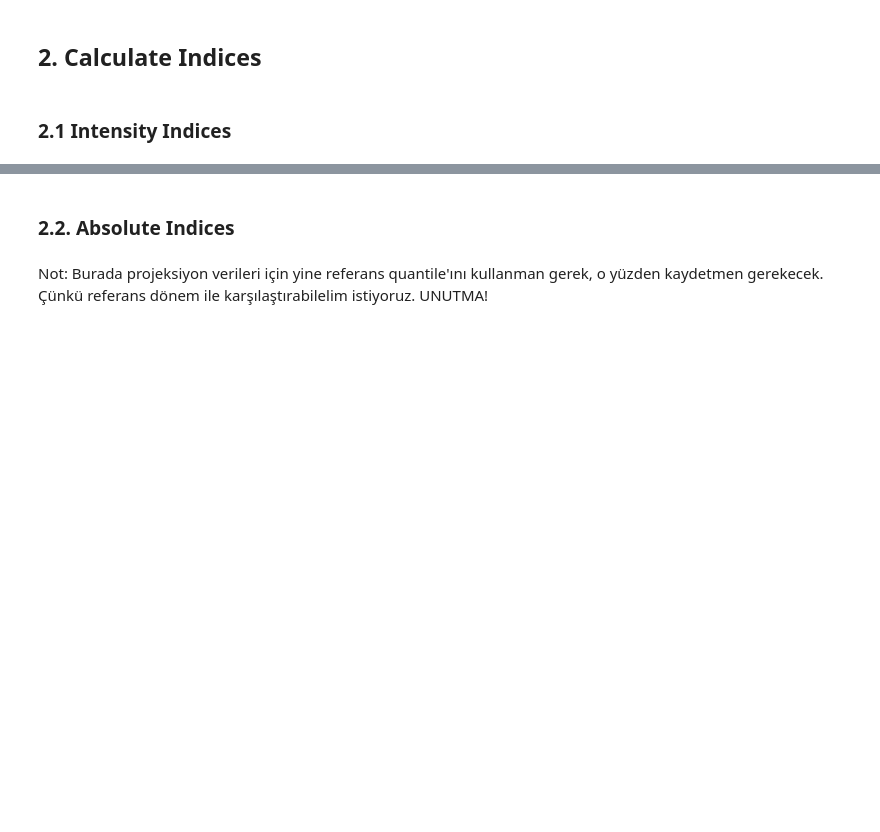
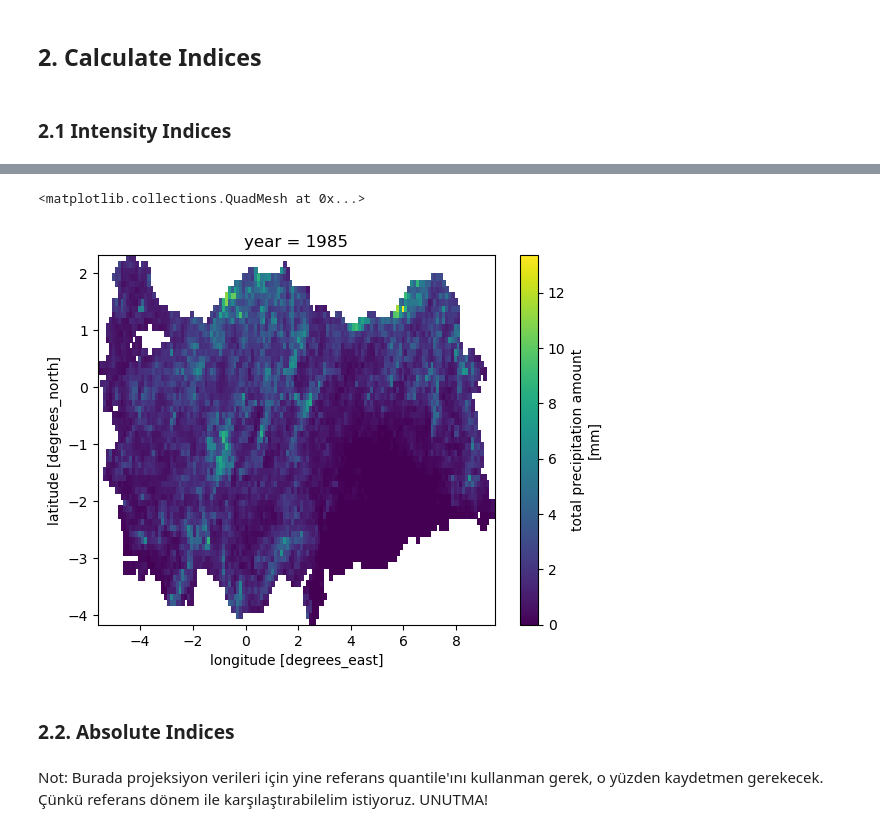
Before and after one commit to donmezkutay/msc-thesis-codes, a Jupyter notebook: BC_calculate_extreme_indices.ipynb, the cells around one changed output, grey strips where cells are left out. Saved outputs shown, nothing was run; the diff lists cells and outputs as text; code cells hidden in the pictures; blank space fills up the shorter version.

```diff
--- a/BC_calculate_extreme_indices.ipynb
+++ b/BC_calculate_extreme_indices.ipynb
@@ -126,3 +126,8 @@ Attributes:
+# %%
+intensity_idx_cosmo[0].plot()
+# %% [output]
+<matplotlib.collections.QuadMesh at 0x...>
+[figure, added]
 # %%
 # save index as nc
 intensity_indice_name = intensity_idx_cosmo.attrs['indice_name']
```
Also changed, not shown: parts of 10 cells of this notebook.
